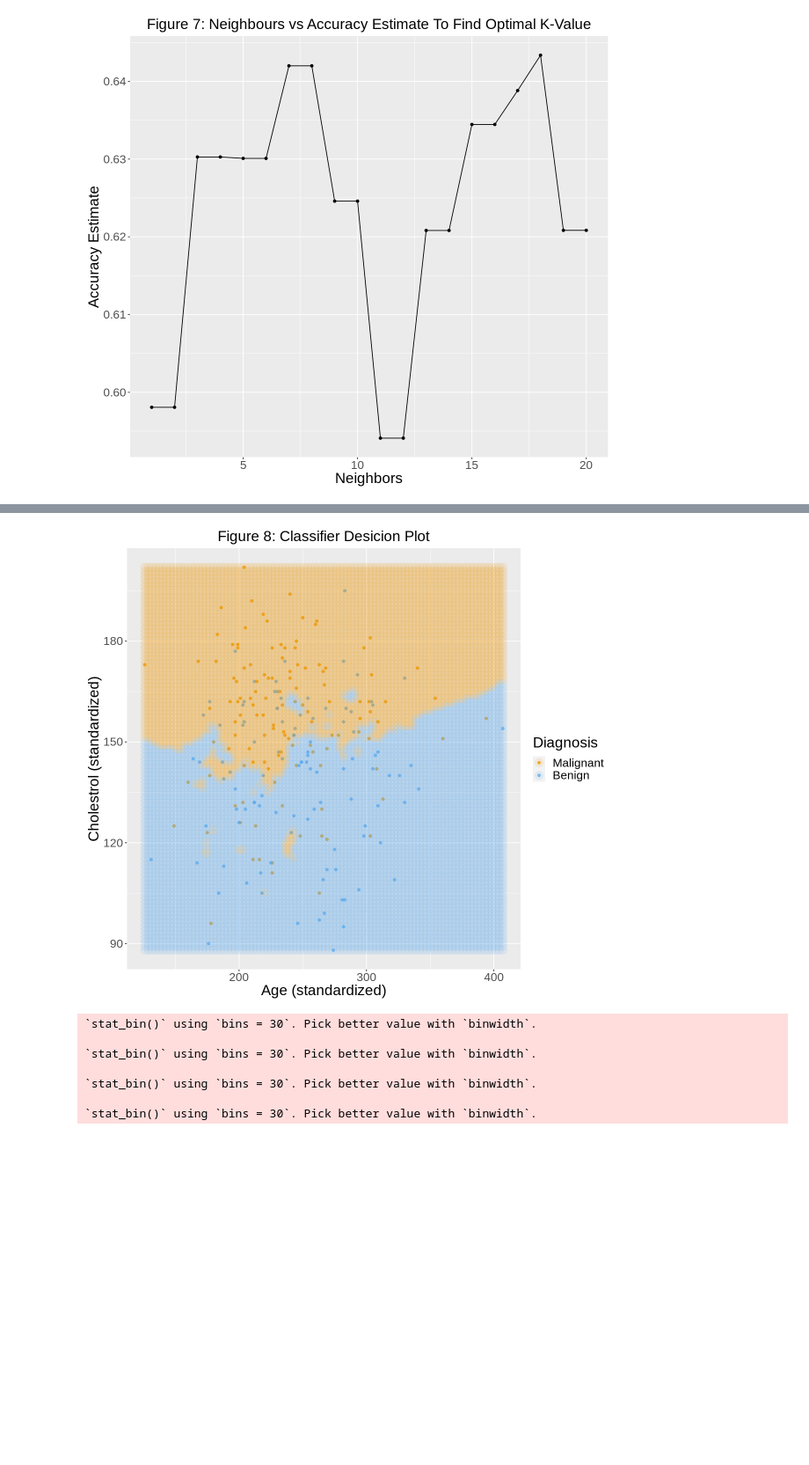
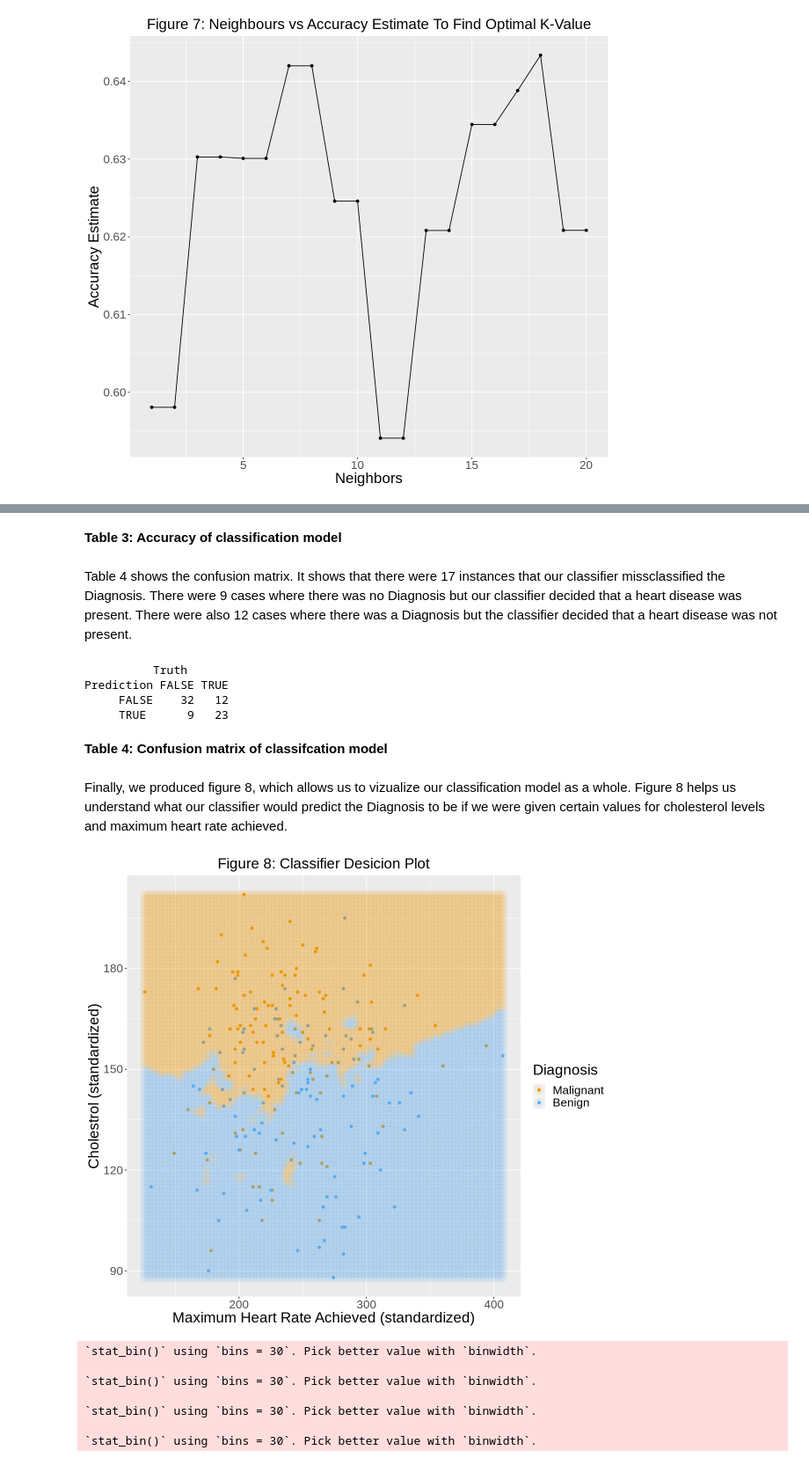
Before and after one commit to jagroop-randhawa/dsci-100-2022w2-group-26, a Jupyter notebook: group_26_project_report.ipynb, the cells around one changed output, grey strips where cells are left out. Shown at 88% size. Saved outputs shown, nothing was run; the diff lists cells and outputs as text; code cells hidden in the pictures; blank space fills up the shorter version.

```diff
--- a/group_26_project_report.ipynb
+++ b/group_26_project_report.ipynb
@@ -272,5 +290,11 @@ cross_val_plot
 # %%
-k_max <- 18
+#k_max <- 18
+
+k_max <- heart_results |>
+  filter(.metric == "accuracy") |>
+  arrange(desc(mean)) |>
+  slice(1) |>
+  pull(neighbors)
 
 heart_best_spec <- nearest_neighbor(weight_func = "rectangular", neighbors = k_max) |>
   set_engine("kknn") |>
@@ -283,9 +307,3 @@ heart_fit <- workflow() |>
 
 heart_predictions <- predict(heart_fit, heart_data_test) |>
     bind_cols(heart_data_test)
-
-heart_acc <- heart_predictions |>
-    metrics(truth = Diagnosis, estimate = .pred_class) |>
-    select(.metric, .estimate) |>
-    head(1)
-heart_acc
@@ -325,41 +340,44 @@ A tibble: 2 × 3
+# %% [markdown]
+**Table 3: Accuracy of classification model**
+# %% [markdown]
+Table 4 shows the confusion matrix. It shows that there were 17 instances that our classifier missclassified the Diagnosis. There were 9 cases where there was no Diagnosis but our classifier decided that a heart disease was present. There were also 12 cases where there was a Diagnosis but the classifier decided that a heart disease was not present.
+# %%
+heart_cm <- heart_predictions |>
+    conf_mat(truth = Diagnosis, estimate = .pred_class)
+heart_cm
+# %% [output]
+          Truth
+Prediction FALSE TRUE
+     FALSE    32   12
+     TRUE      9   23
+# %% [markdown]
+**Table 4: Confusion matrix of classifcation model**
+# %% [markdown]
+Finally, we produced figure 8, which allows us to vizualize our classification model as a whole. Figure 8 helps us understand what our classifier would predict the Diagnosis to be if we were given certain values for cholesterol levels and maximum heart rate achieved.
 # %%
 chl_grid <- seq(min(heart_data_train$cholesterol_level),
                 max(heart_data_train$cholesterol_level),
                 length.out = 100)
 hr_grid <- seq(min(heart_data_train$maximum_heart_rate_achieved),
                max(heart_data_train$maximum_heart_rate_achieved),
                 length.out = 100)
 
 asgrid <- as_tibble(expand.grid(cholesterol_level = chl_grid,
                                 maximum_heart_rate_achieved = hr_grid))
 
 PredGrid <- predict(heart_fit, asgrid)
 
 prediction_table <- bind_cols(PredGrid, asgrid) |>
-  rename(Diagnosis = .pred_class)
+rename(Diagnosis = .pred_class)
 
 wkflw_plot <- ggplot() +
-  geom_point(data = heart_data_train,
-             mapping = aes(x = cholesterol_level,
-                           y = maximum_heart_rate_achieved,
-                           color = Diagnosis),
-             alpha = 0.75) +
-  geom_point(data = prediction_table,
-             mapping = aes(x = cholesterol_level,
-                           y = maximum_heart_rate_achieved,
-                           color = Diagnosis),
-             alpha = 0.1,
-             size = 5) +
-  labs(color = "Diagnosis",
-       x = "Age (standardized)",
-       y = "Cholestrol (standardized)",
-       title = "Figure 8: Classifier Desicion Plot") +
-  scale_color_manual(labels = c("Malignant", "Benign"),
-                     values = c("orange2", "steelblue2")) +
-        theme(text = element_text(size = 20),
-         plot.title = element_text(hjust = 0.5, size = 20))
+geom_point(data = heart_data_train, mapping = aes(x = cholesterol_level, y = maximum_heart_rate_achieved, color = Diagnosis), alpha = 1) +
+geom_point(data = prediction_table, mapping = aes(x = cholesterol_level, y = maximum_heart_rate_achieved, color = Diagnosis), alpha = 0.1, size = 5) +
+labs(color = "Diagnosis", x = "Maximum Heart Rate Achieved (standardized)", y = "Cholestrol (standardized)", title = "Figure 8: Classifier Desicion Plot") +
+scale_color_manual(labels = c("Malignant", "Benign"), values = c("orange2", "steelblue2")) +
+theme(text = element_text(size = 20), plot.title = element_text(hjust = 0.5, size = 20))
 
 wkflw_plot
 # %% [output]
-[figure, old version]
+[figure, new version]
 # %%
```
Also changed, not shown: parts of 27 cells of this notebook.
